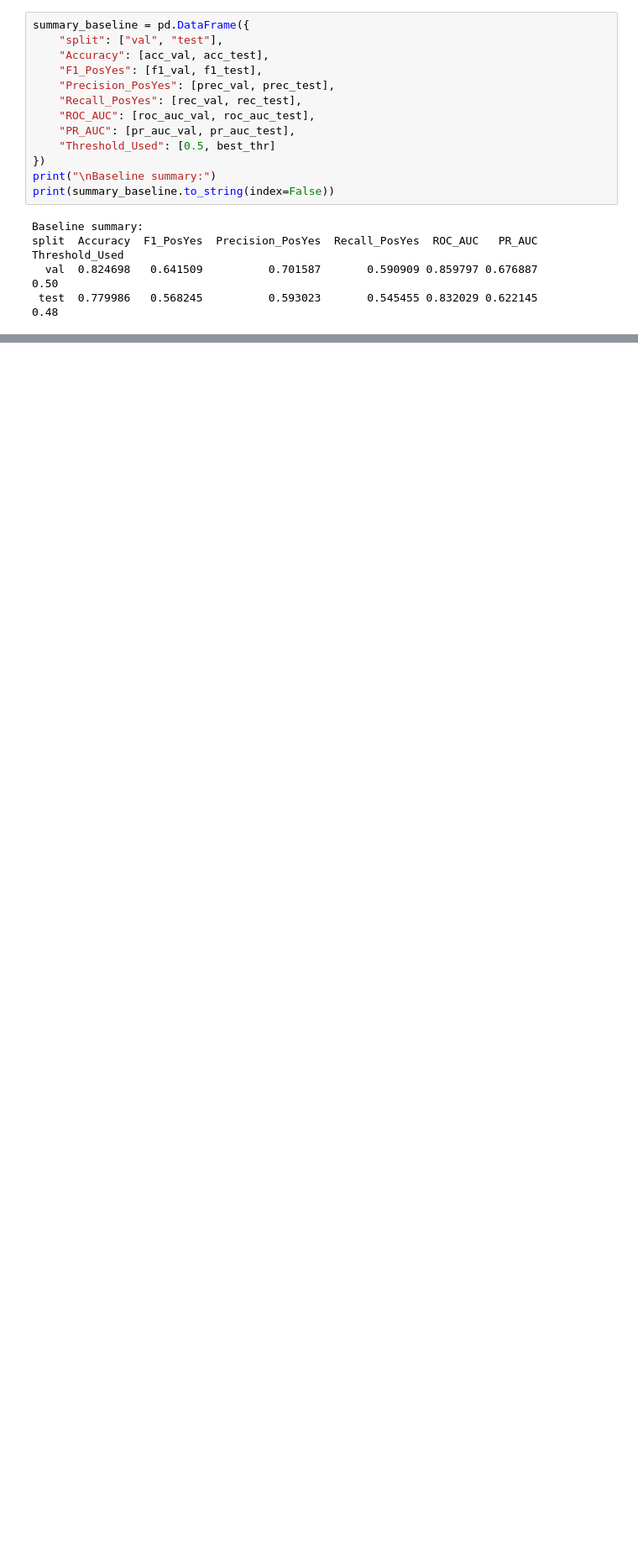
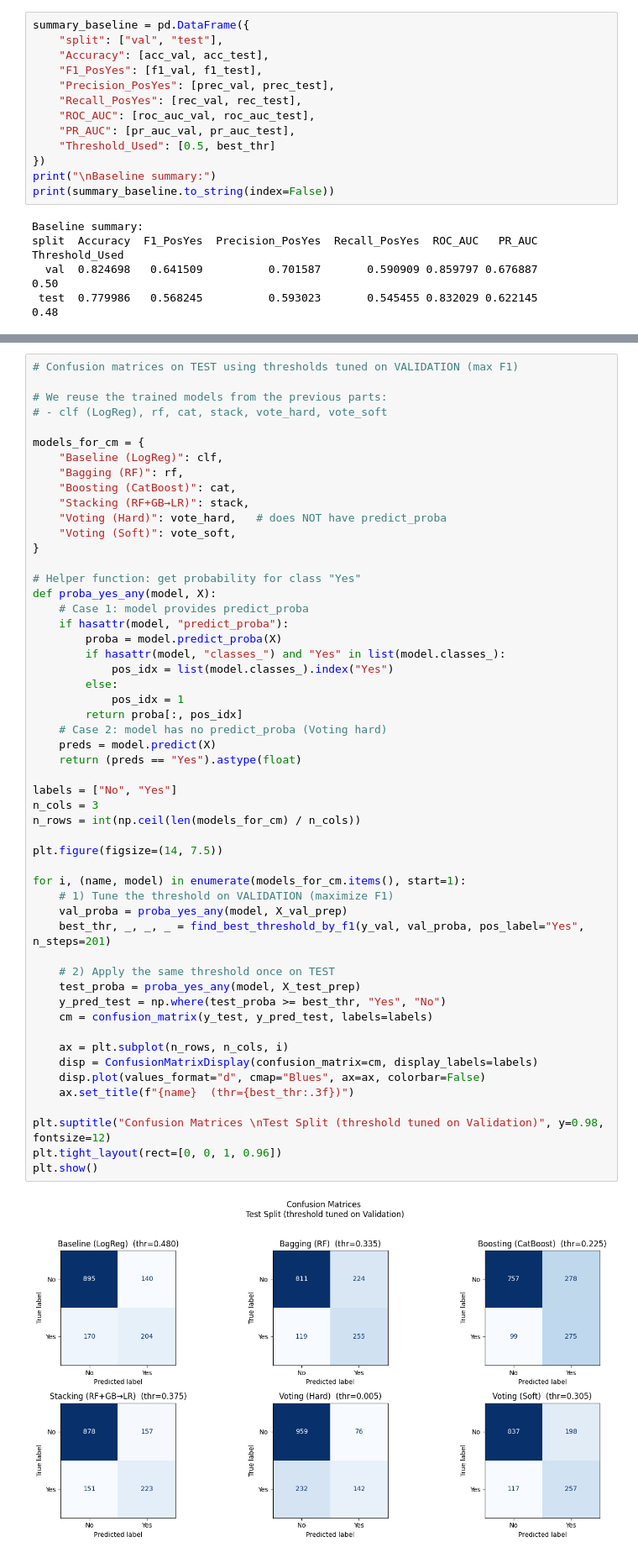
Before and after one commit to carloscastro4172/Machine-Learning, a Jupyter notebook: Mid_Machine/pipeline/pipeline_telco_churn.ipynb, the cells around one changed output, grey strips where cells are left out. Shown at 84% size. Saved outputs shown, nothing was run; the diff lists cells and outputs as text; blank space fills up the shorter version.

```diff
--- a/Mid_Machine/pipeline/pipeline_telco_churn.ipynb
+++ b/Mid_Machine/pipeline/pipeline_telco_churn.ipynb
@@ -637,0 +1018,55 @@ split  Accuracy  F1_PosYes  Precision_PosYes  Recall_PosYes  ROC_AUC   PR_AUC  T
+# %%
+# Confusion matrices on TEST using thresholds tuned on VALIDATION (max F1)
+
+# We reuse the trained models from the previous parts:
+# - clf (LogReg), rf, cat, stack, vote_hard, vote_soft
+
+models_for_cm = {
+    "Baseline (LogReg)": clf,
+    "Bagging (RF)": rf,
+    "Boosting (CatBoost)": cat,
+    "Stacking (RF+GB→LR)": stack,
+    "Voting (Hard)": vote_hard,   # does NOT have predict_proba
+    "Voting (Soft)": vote_soft,
+}
+
+# Helper function: get probability for class "Yes"
+def proba_yes_any(model, X):
+    # Case 1: model provides predict_proba
+    if hasattr(model, "predict_proba"):
+        proba = model.predict_proba(X)
+        if hasattr(model, "classes_") and "Yes" in list(model.classes_):
+            pos_idx = list(model.classes_).index("Yes")
+        else:
+            pos_idx = 1
+        return proba[:, pos_idx]
+    # Case 2: model has no predict_proba (Voting hard)
+    preds = model.predict(X)
+    return (preds == "Yes").astype(float)
+
+labels = ["No", "Yes"]
+n_cols = 3
+n_rows = int(np.ceil(len(models_for_cm) / n_cols))
+
+plt.figure(figsize=(14, 7.5))
+
+for i, (name, model) in enumerate(models_for_cm.items(), start=1):
+    # 1) Tune the threshold on VALIDATION (maximize F1)
+    val_proba = proba_yes_any(model, X_val_prep)
+    best_thr, _, _, _ = find_best_threshold_by_f1(y_val, val_proba, pos_label="Yes", n_steps=201)
+
+    # 2) Apply the same threshold once on TEST
+    test_proba = proba_yes_any(model, X_test_prep)
+    y_pred_test = np.where(test_proba >= best_thr, "Yes", "No")
+    cm = confusion_matrix(y_test, y_pred_test, labels=labels)
+
+    ax = plt.subplot(n_rows, n_cols, i)
+    disp = ConfusionMatrixDisplay(confusion_matrix=cm, display_labels=labels)
+    disp.plot(values_format="d", cmap="Blues", ax=ax, colorbar=False)
+    ax.set_title(f"{name}  (thr={best_thr:.3f})")
+
+plt.suptitle("Confusion Matrices \nTest Split (threshold tuned on Validation)", y=0.98, fontsize=12)
+plt.tight_layout(rect=[0, 0, 1, 0.96])
+plt.show()
+# %% [output]
+[figure, added]
```
Also changed, not shown: parts of 24 cells of this notebook.
